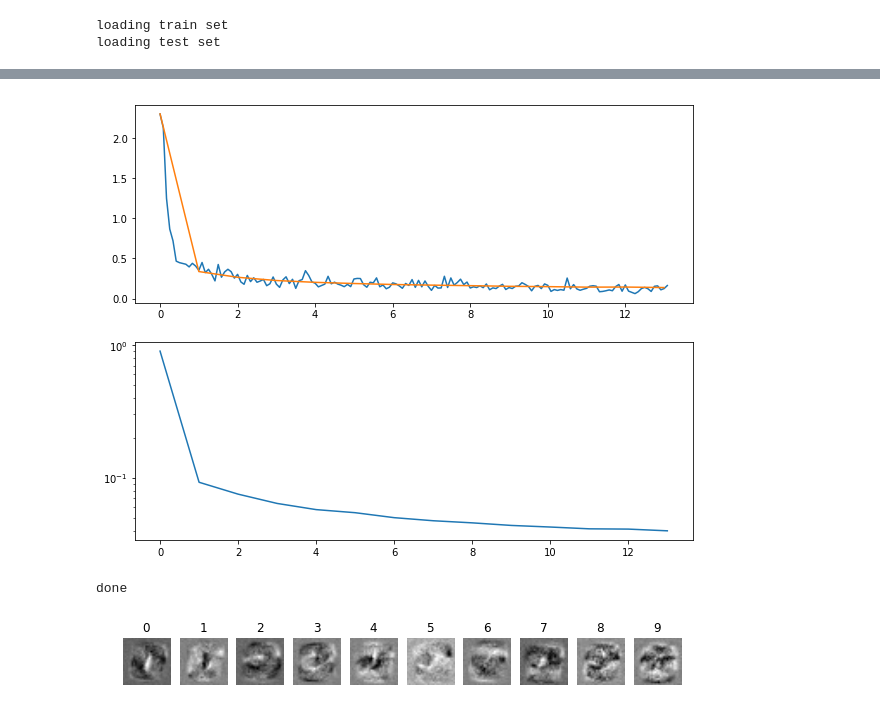
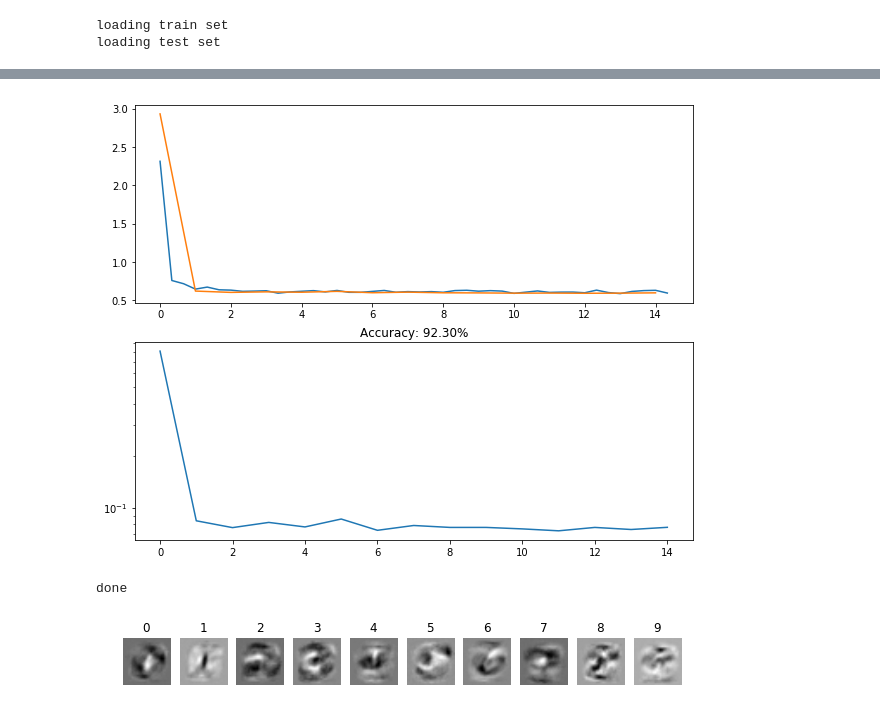
Before and after one commit to agerasev/neural, a Jupyter notebook: digits.ipynb, the cells around one changed output, grey strips where cells are left out. Drawn from its saved outputs; the diff is of its cells as text; code cells hidden in the pictures.

Commit message:
parallelize batch - significant performance improvement

```diff
--- a/digits.ipynb
+++ b/digits.ipynb
@@ -37,7 +36,7 @@ def loadimages(filepath):
     with gzip.open(filepath, "rb") as f:
         _magic, n, sx, sy = struct.unpack(">llll", f.read(4*4))
         assert(_magic == 2051)
-        images = np.frombuffer(f.read(), dtype=np.uint8).reshape(-1, sx, sy).astype(np.float32)/255.0
+        images = np.frombuffer(f.read(), dtype=np.uint8).reshape(-1, sx*sy).astype(np.float32)/255.0
         return ((sx, sy), images)
 
 def load(labelsfp, imagesfp):
@@ -64,7 +63,7 @@ for digit in range(10):
     idxs = np.random.choice(idxs, rows, replace=False)
     for i, idx in enumerate(idxs):
         plt.subplot(rows, 10, 10*i + digit + 1)
-        plt.imshow(255.0*(1.0 - train_images[idx]))
+        plt.imshow(255.0*(1.0 - train_images[idx].reshape(*imgsize)))
         plt.axis('off')
         if i == 0:
             plt.title(digit)
@@ -80,7 +79,8 @@ def plot(train, test):
     plt.plot(train[0], train[1], test[0], test[1])
     plt.subplot(2, 1, 2)
     plt.plot(test[0], test[2])
-    plt.yscale('log')
+    plt.yscale("log")
+    plt.title("Accuracy: %.2f%%" % (100.0*(1 - test[2][-1])))
     plt.show()
 # %%
 sx, sh, sy = imgsize[0]*imgsize[1], 30, 10
@@ -99,3 +95,12 @@ optim = SGD(learning_rate)
+# %%
+batch_size = 100
+learn_rate = 1e-1
+reg_rate = 5e-3
+optim = Adagrad(
+    learn_rate=learn_rate,
+    adagrad=net.newgrad(),
+    reg_rate=reg_rate
+)
 # %%
 done = False
 def signal_handler(signal, frame):
@@ -104,68 +109,66 @@ def signal_handler(signal, frame):
 signal.signal(signal.SIGINT, signal_handler)
 
 while not done:
     if pos == 0:
         _train_labels, _train_images = shuffle_set(train_labels, train_images)
 
     grad = net.newgrad()
-    loss = 0.0
-    for label, image in zip(_train_labels[pos:pos+batch_size], _train_images[pos:pos+batch_size]):
-        y, m = net.feed_mem(image.reshape(-1))
-        smy = softmax(y)
-        dy = ce_softmax_deriv(smy, label)
-        net.backprop(grad, m, dy)
-        loss += ce_loss(smy, label)
-    optim.learn(net, grad, batch_size=batch_size)
-    loss /= batch_size
+    labels = _train_labels[pos:pos+batch_size]
+    images = _train_images[pos:pos+batch_size]
+    x = images
+    y, m = net.feed_mem(x)
+    smy = softmax(y)
+    dy = ce_softmax_deriv(smy, labels)
+    net.backprop(grad, m, dy)
+    loss = ce_loss(smy, labels) + reg_loss(net, reg_rate=reg_rate)
+    optim.learn(net, grad)
 
     if smooth_loss is None:
         smooth_loss = loss
     smooth_loss = 0.9*smooth_loss + 0.1*loss
     fepoch = epoch + pos/train_labels.shape[0]
 
     if pos == 0:
-        loss = 0.0
-        accuracy = 0
-        for label, image in zip(test_labels, test_images):
-            y = net.feed(image.reshape(-1))
-            smy = softmax(y)
-            loss += ce_loss(smy, label)
-            accuracy += (np.argmax(y) == label)
-        loss /= test_labels.shape[0]
-        accuracy /= test_labels.shape[0]
+        x = test_images
+        y = net.feed(x)
+        smy = softmax(y)
+        loss = ce_loss(smy, test_labels) + reg_loss(net, reg_rate=reg_rate)
+        accuracy = np.sum(np.equal(np.argmax(y, axis=-1), test_labels))/test_labels.shape[0]
+
         test_history[0].append(fepoch)
         test_history[1].append(loss)
         test_history[2].append(1.0 - accuracy)
 
-    if (pos//batch_size) % 500 == 0:
+    if (pos//batch_size) % 200 == 0:
         train_history[0].append(fepoch)
         train_history[1].append(smooth_loss)
         clear_output(wait=True)
         plot(train_history, test_history)
 
     pos += batch_size
     if pos >= train_labels.shape[0]:
         pos = 0
         epoch += 1
 
 print("done")
 # %% [output]
-[figure, old version]
+[figure, new version]
 done
 # %%
-for label in range(10):
-    image = np.random.random(imgsize[0]*imgsize[1])*1e-2
-    for i in range(100):
-        grad = net.newgrad()
-        y, m = net.feed_mem(image)
-        smy = softmax(y)
-        dy = ce_softmax_deriv(smy, label)
-        dx = net.backprop(grad, m, dy)
-        image -= 1e-2*dx
-    plt.subplot(1, 10, label + 1)
-    plt.imshow(255.0*(1.0 - image.reshape(*imgsize)))
+images = np.random.random((10, imgsize[0]*imgsize[1]))*1e-2
+labels = np.arange(10)
+for i in range(1000):
+    grad = net.newgrad()
+    y, m = net.feed_mem(images)
+    smy = softmax(y)
+    dy = ce_softmax_deriv(smy, labels)
+    dx = net.backprop(grad, m, dy)
+    images -= 1e-2*dx
+for i in range(10):
+    plt.subplot(1, 10, i + 1)
+    plt.imshow(255.0*(1.0 - images[i].reshape(*imgsize)))
     plt.axis('off')
-    plt.title(label)
+    plt.title(i)
 plt.show()
 # %% [output]
-[figure, old version]
+[figure, new version]
```
Also changed, not shown: parts of 3 cells of this notebook, 4 other files.
